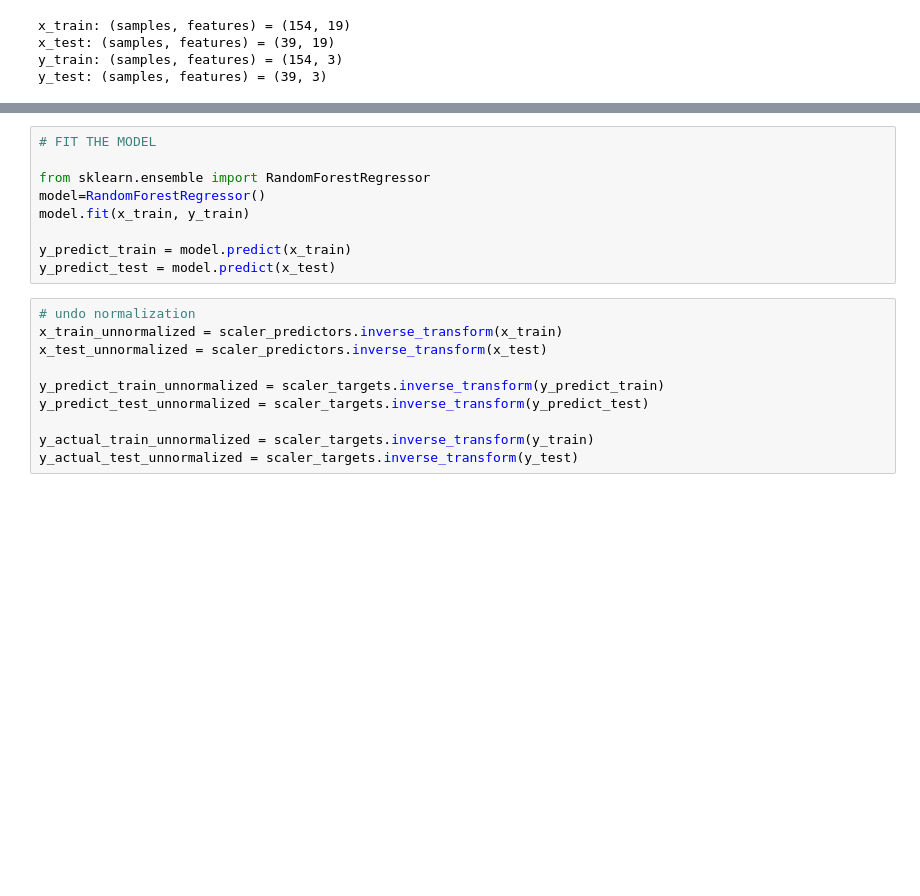
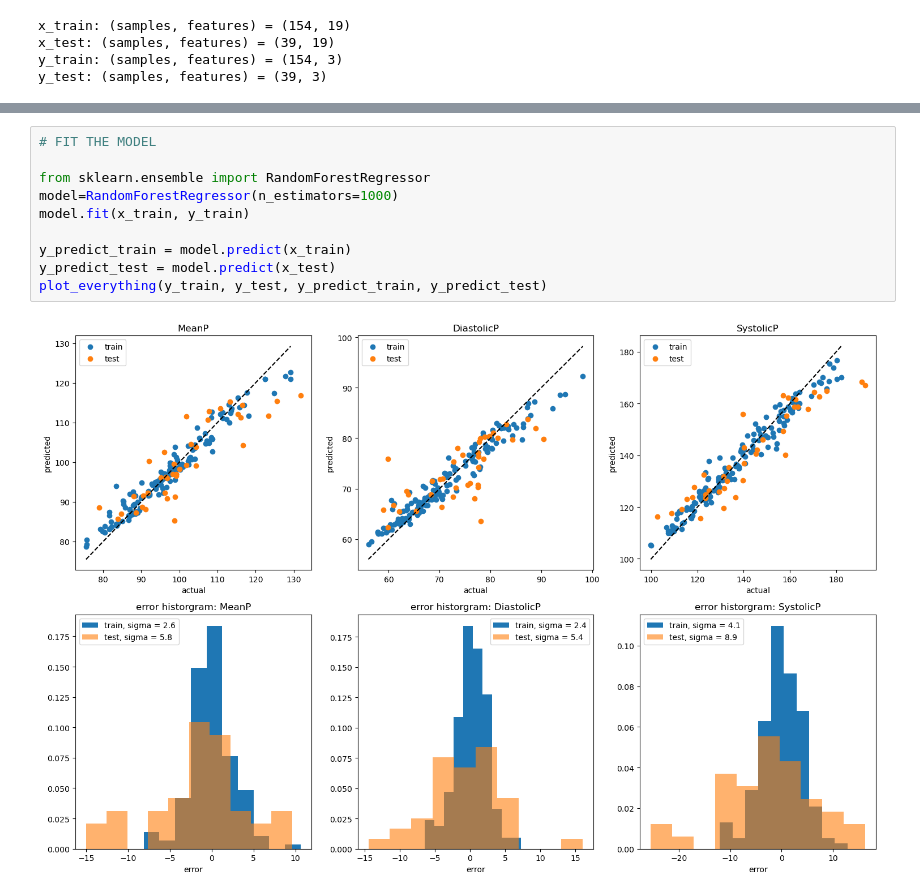
Before and after one commit to Shroff20/SP_DP_Prediction, a Jupyter notebook: code/demo_fit.ipynb, the cells around one changed output, grey strips where cells are left out. Drawn from its saved outputs; the diff is of its cells as text; blank space fills up the shorter version.

```diff
--- a/code/demo_fit.ipynb
+++ b/code/demo_fit.ipynb
@@ -99,19 +151,12 @@ y_test: (samples, features) = (39, 3)
 # %%
 # FIT THE MODEL
 
 from sklearn.ensemble import RandomForestRegressor
-model=RandomForestRegressor()
+model=RandomForestRegressor(n_estimators=1000)
 model.fit(x_train, y_train)
 
 y_predict_train = model.predict(x_train)
 y_predict_test = model.predict(x_test)
+plot_everything(y_train, y_test, y_predict_train, y_predict_test)
+# %% [output]
+[figure, added]
-# %%
-# undo normalization
-x_train_unnormalized = scaler_predictors.inverse_transform(x_train)
-x_test_unnormalized = scaler_predictors.inverse_transform(x_test)
-
-y_predict_train_unnormalized = scaler_targets.inverse_transform(y_predict_train)
-y_predict_test_unnormalized = scaler_targets.inverse_transform(y_predict_test)
-
-y_actual_train_unnormalized = scaler_targets.inverse_transform(y_train)
-y_actual_test_unnormalized = scaler_targets.inverse_transform(y_test)
```
Also changed, not shown: parts of 5 cells of this notebook.
